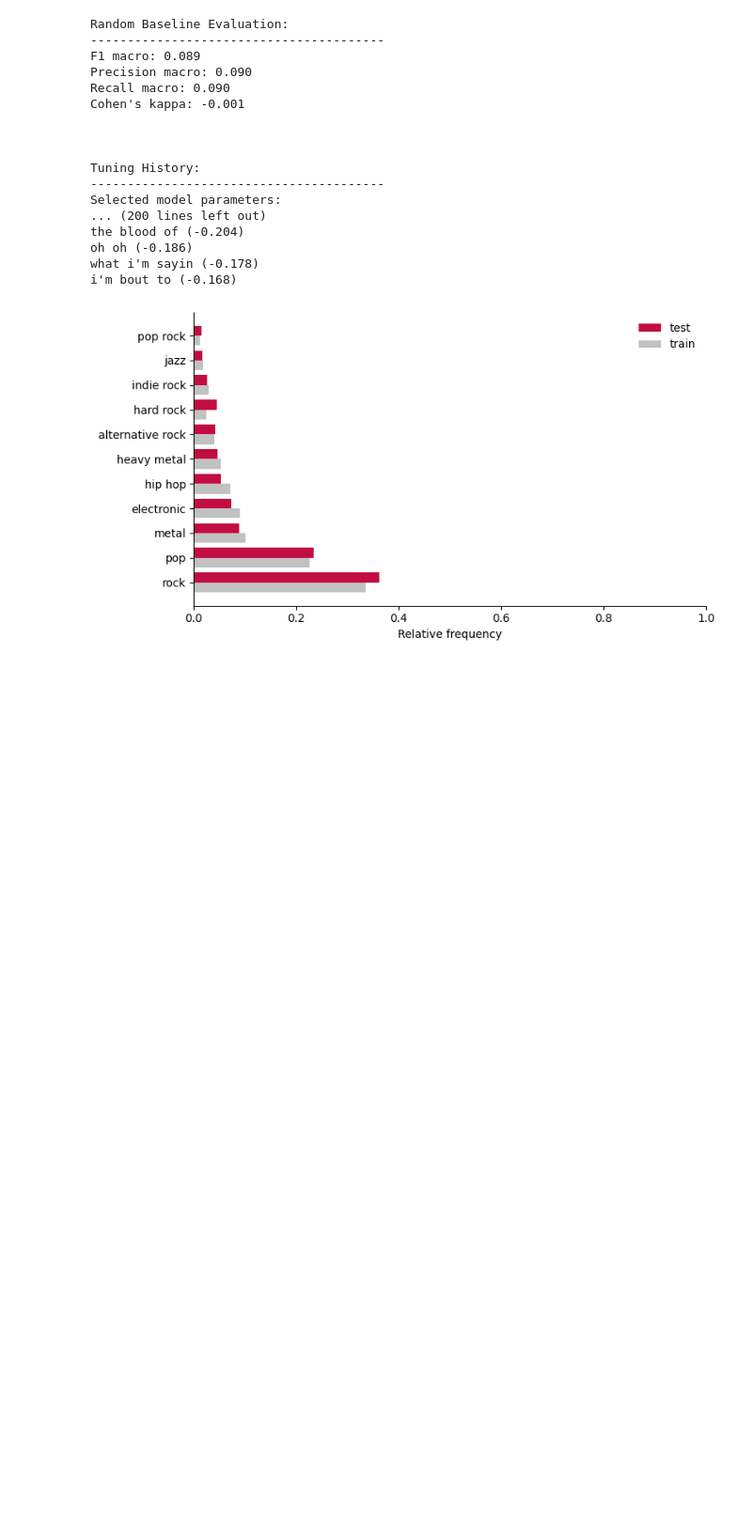
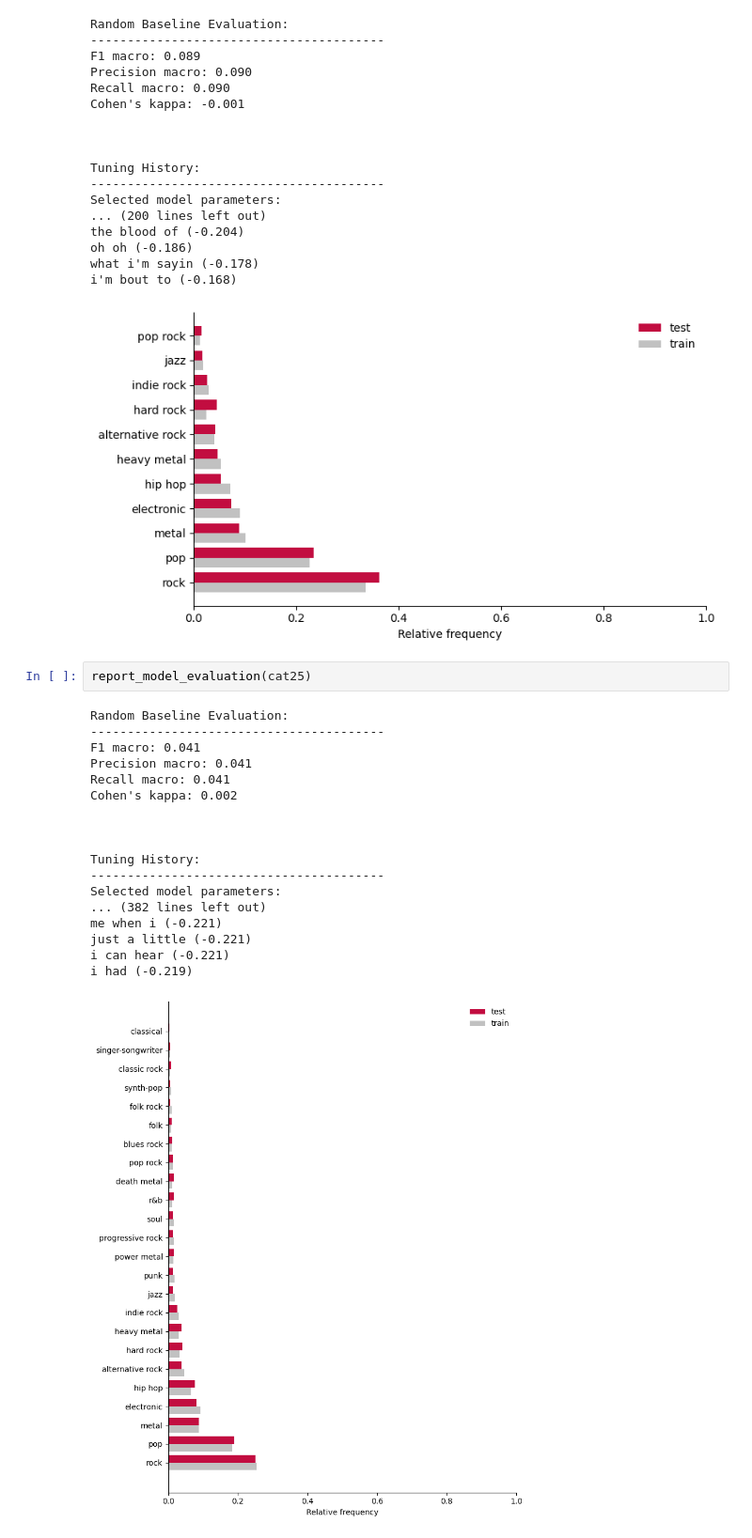
Before and after one commit to markusradke/LyricsGenreRecognition, a Jupyter notebook: notebooks/reporting/03_replicate_FS.ipynb, the cells around one changed output. Shown at 94% size. Cells and saved outputs as stored; diff of their text form; blank space fills up the shorter version.

Commit message:
make model reports for more informed ngrams

```diff
--- a/notebooks/reporting/03_replicate_FS.ipynb
+++ b/notebooks/reporting/03_replicate_FS.ipynb
@@ -90,3 +67,24 @@ oh oh (-0.186)
 what i'm sayin (-0.178)
 i'm bout to (-0.168)
 [figure]
+# %%
+report_model_evaluation(cat25)
+# %% [output]
+Random Baseline Evaluation:
+----------------------------------------
+F1 macro: 0.041
+Precision macro: 0.041
+Recall macro: 0.041
+Cohen's kappa: 0.002
+
+
+
+Tuning History:
+----------------------------------------
+Selected model parameters:
+... (382 lines left out)
+me when i (-0.221)
+just a little (-0.221)
+i can hear (-0.221)
+i had (-0.219)
+[figure, added]
```
Also changed, not shown: parts of 2 cells of this notebook, 2 other files.
